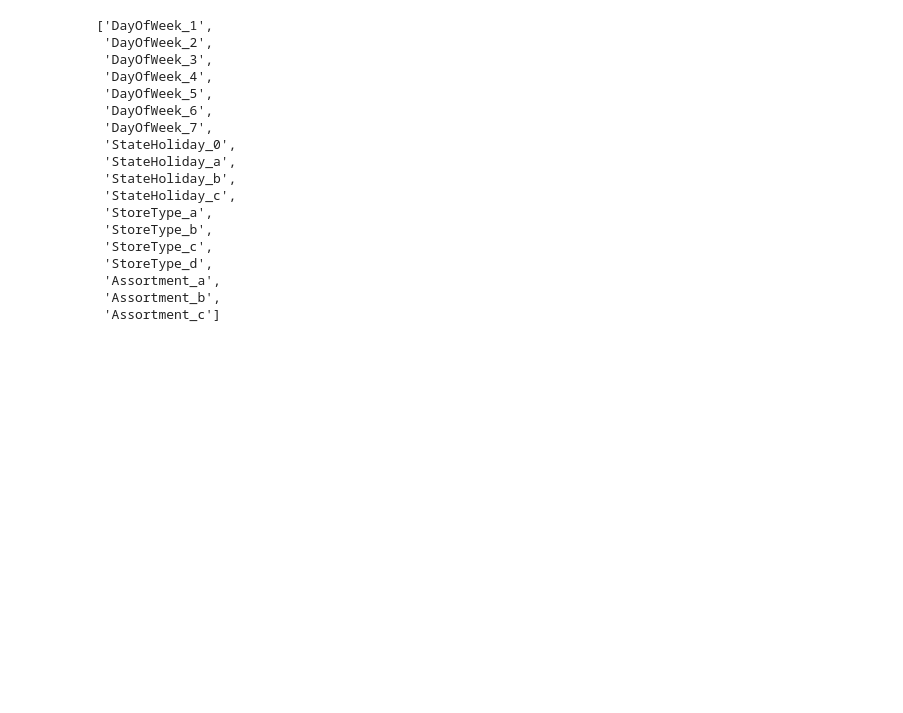
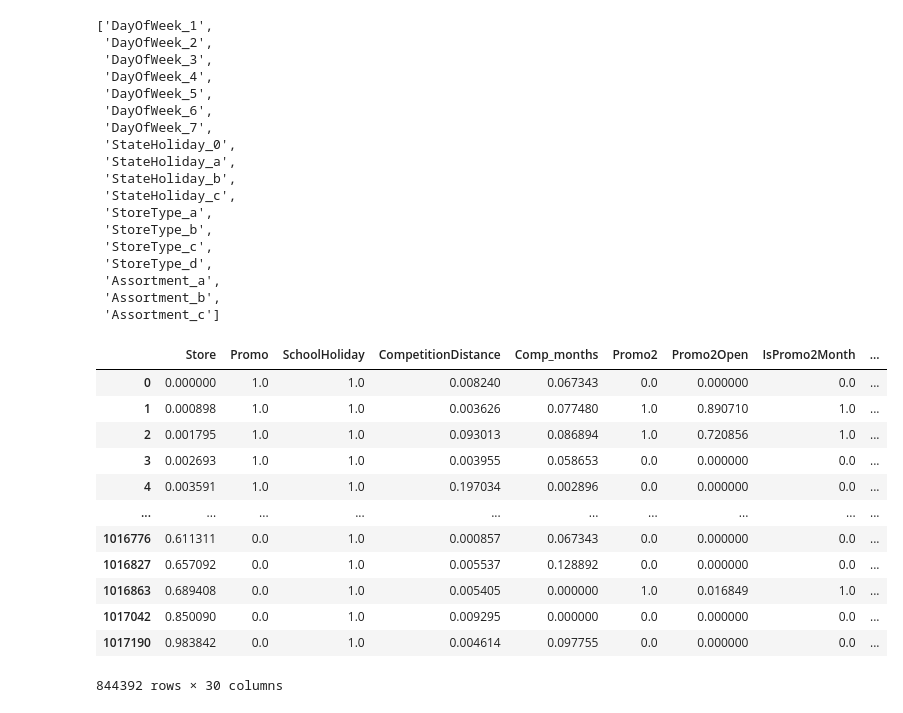
Before and after one commit to Lakshya2907/Sales-Prediction, a Jupyter notebook: Sales_predictor.ipynb, the cells around one changed output. Saved outputs shown, nothing was run; the diff lists cells and outputs as text; code cells hidden in the pictures; blank space fills up the shorter version.

```diff
--- a/Sales_predictor.ipynb
+++ b/Sales_predictor.ipynb
@@ -411,3 +411,22 @@ encoded_cols
 # %%
 inputs[encoded_cols] = encoder.transform(inputs[cat_cols])
 test_inputs[encoded_cols] = encoder.transform(test_inputs[cat_cols])
+# %%
+X = inputs[numeric_cols + encoded_cols]
+X_test = test_inputs[numeric_cols + encoded_cols]
+# %%
+X
+# %% [output]
+|  | Store | Promo | SchoolHoliday | CompetitionDistance | Comp_months | Promo2 | Promo2Open | IsPromo2Month | ... |
+| 0 | 0.000000 | 1.0 | 1.0 | 0.008240 | 0.067343 | 0.0 | 0.000000 | 0.0 | ... |
+| 1 | 0.000898 | 1.0 | 1.0 | 0.003626 | 0.077480 | 1.0 | 0.890710 | 1.0 | ... |
+| 2 | 0.001795 | 1.0 | 1.0 | 0.093013 | 0.086894 | 1.0 | 0.720856 | 1.0 | ... |
+| 3 | 0.002693 | 1.0 | 1.0 | 0.003955 | 0.058653 | 0.0 | 0.000000 | 0.0 | ... |
+| 4 | 0.003591 | 1.0 | 1.0 | 0.197034 | 0.002896 | 0.0 | 0.000000 | 0.0 | ... |
+| ... | ... | ... | ... | ... | ... | ... | ... | ... | ... |
+| 1016776 | 0.611311 | 0.0 | 1.0 | 0.000857 | 0.067343 | 0.0 | 0.000000 | 0.0 | ... |
+| 1016827 | 0.657092 | 0.0 | 1.0 | 0.005537 | 0.128892 | 0.0 | 0.000000 | 0.0 | ... |
+| 1016863 | 0.689408 | 0.0 | 1.0 | 0.005405 | 0.000000 | 1.0 | 0.016849 | 1.0 | ... |
+| 1017042 | 0.850090 | 0.0 | 1.0 | 0.009295 | 0.000000 | 0.0 | 0.000000 | 0.0 | ... |
+| 1017190 | 0.983842 | 0.0 | 1.0 | 0.004614 | 0.097755 | 0.0 | 0.000000 | 0.0 | ... |
+844392 rows × 30 columns
```
Also changed, not shown: parts of 14 cells of this notebook.
